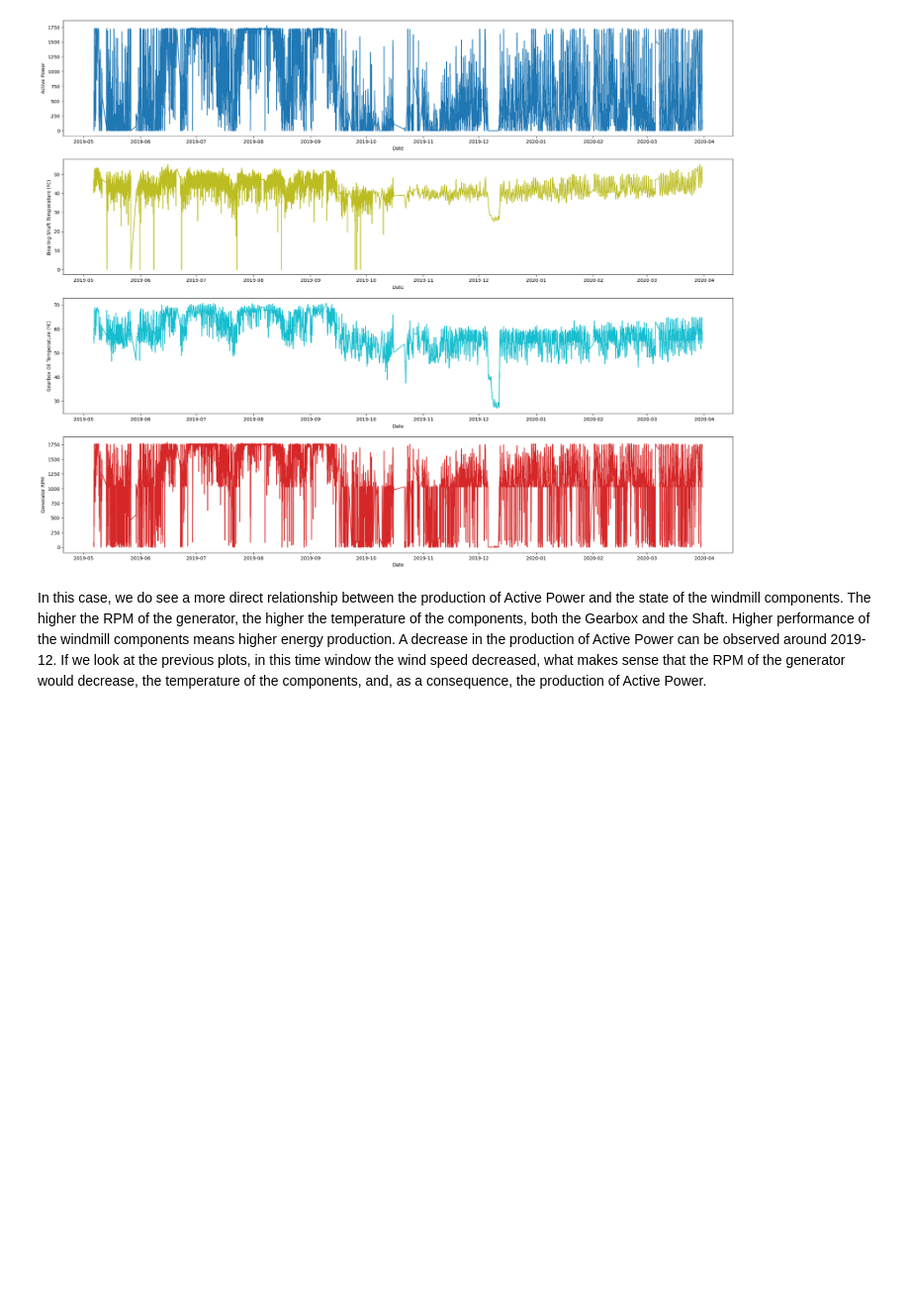
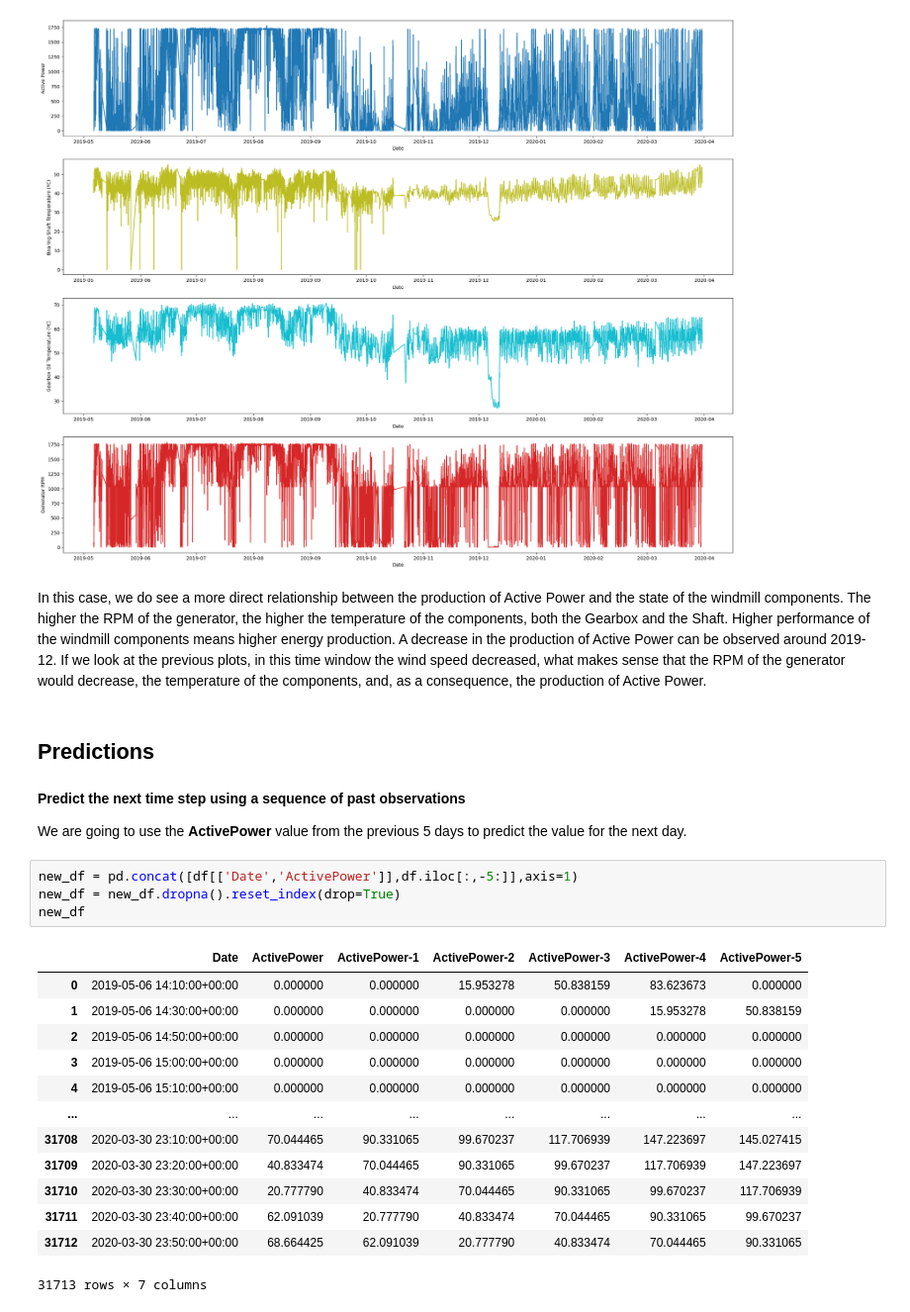
Before and after one commit to acrulopez/data-mining-UPM, a Jupyter notebook: Project.ipynb, the cells around one changed output. Shown at 99% size. Drawn from its saved outputs; the diff is of its cells as text; blank space fills up the shorter version.

```diff
--- a/Project.ipynb
+++ b/Project.ipynb
@@ -278,3 +278,27 @@ ax[3].set(xlabel="Date",ylabel="Generator RPM")
 [figure]
 # %% [markdown]
 In this case, we do see a more direct relationship between the production of Active Power and the state of the windmill components. The higher the RPM of the generator, the higher the temperature of the components, both the Gearbox and the Shaft. Higher performance of the windmill components means higher energy production. A decrease in the production of Active Power can be observed around 2019-12. If we look at the previous plots, in this time window the wind speed decreased, what makes sense that the RPM of the generator would decrease, the temperature of the components, and, as a consequence, the production of Active Power.
+# %% [markdown]
+## Predictions
+# %% [markdown]
+__Predict the next time step using a sequence of past observations__
+
+We are going to use the __ActivePower__ value from the previous 5 days to predict the value for the next day.
+# %%
+new_df = pd.concat([df[['Date','ActivePower']],df.iloc[:,-5:]],axis=1)
+new_df = new_df.dropna().reset_index(drop=True)
+new_df
+# %% [output]
+|  | Date | ActivePower | ActivePower-1 | ActivePower-2 | ActivePower-3 | ActivePower-4 | ActivePower-5 |
+| 0 | 2019-05-06 14:10:00+00:00 | 0.000000 | 0.000000 | 15.953278 | 50.838159 | 83.623673 | 0.000000 |
+| 1 | 2019-05-06 14:30:00+00:00 | 0.000000 | 0.000000 | 0.000000 | 0.000000 | 15.953278 | 50.838159 |
+| 2 | 2019-05-06 14:50:00+00:00 | 0.000000 | 0.000000 | 0.000000 | 0.000000 | 0.000000 | 0.000000 |
+| 3 | 2019-05-06 15:00:00+00:00 | 0.000000 | 0.000000 | 0.000000 | 0.000000 | 0.000000 | 0.000000 |
+| 4 | 2019-05-06 15:10:00+00:00 | 0.000000 | 0.000000 | 0.000000 | 0.000000 | 0.000000 | 0.000000 |
+| ... | ... | ... | ... | ... | ... | ... | ... |
+| 31708 | 2020-03-30 23:10:00+00:00 | 70.044465 | 90.331065 | 99.670237 | 117.706939 | 147.223697 | 145.027415 |
+| 31709 | 2020-03-30 23:20:00+00:00 | 40.833474 | 70.044465 | 90.331065 | 99.670237 | 117.706939 | 147.223697 |
+| 31710 | 2020-03-30 23:30:00+00:00 | 20.777790 | 40.833474 | 70.044465 | 90.331065 | 99.670237 | 117.706939 |
+| 31711 | 2020-03-30 23:40:00+00:00 | 62.091039 | 20.777790 | 40.833474 | 70.044465 | 90.331065 | 99.670237 |
+| 31712 | 2020-03-30 23:50:00+00:00 | 68.664425 | 62.091039 | 20.777790 | 40.833474 | 70.044465 | 90.331065 |
+31713 rows × 7 columns
```
Also changed, not shown: parts of 10 cells of this notebook.
